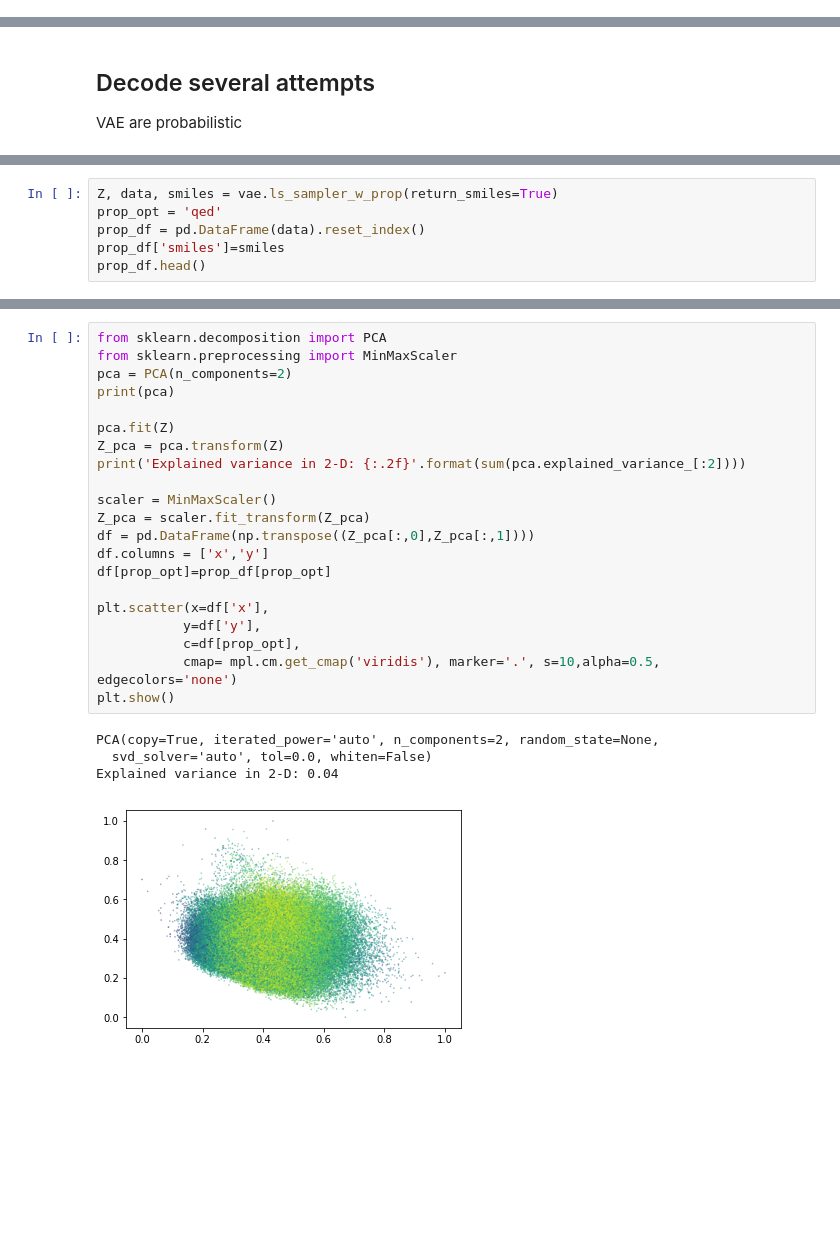
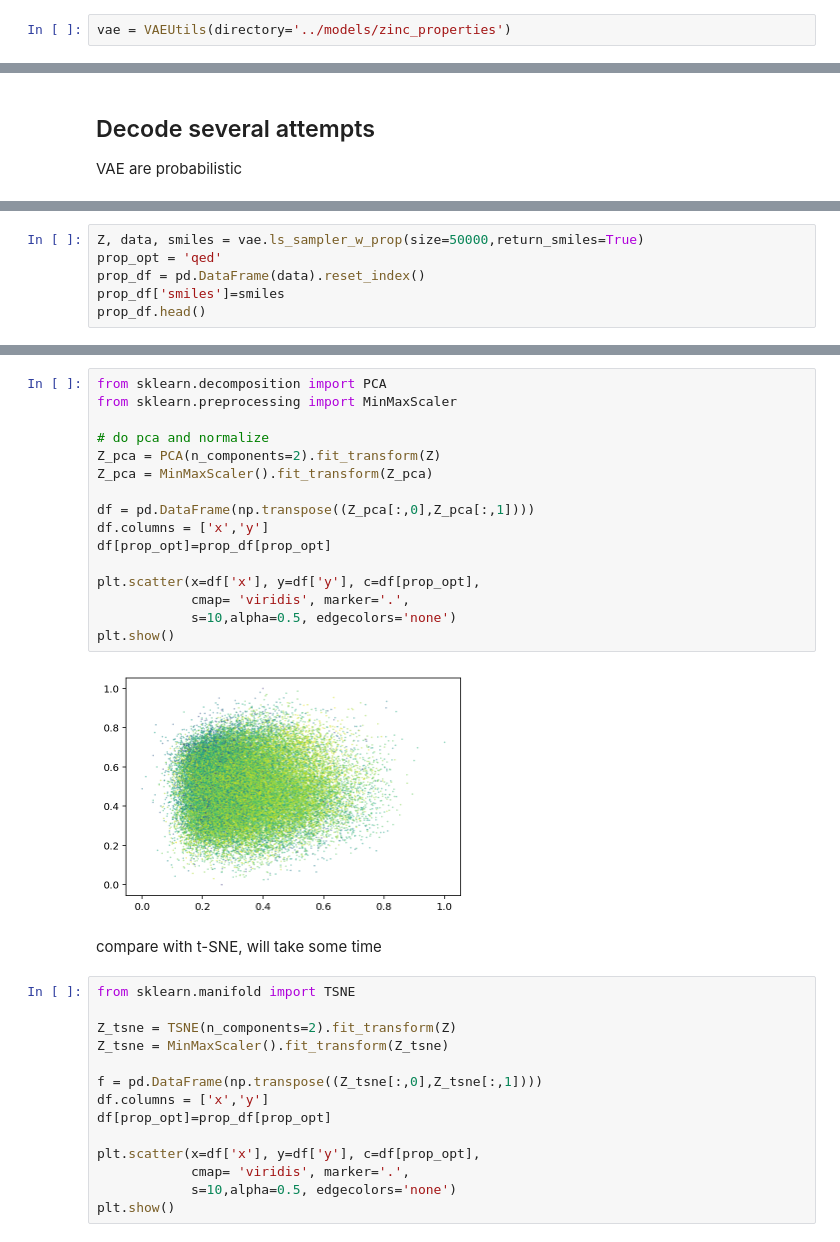
Before and after one commit to aspuru-guzik-group/chemical_vae, a Jupyter notebook: examples/intro_to_chemvae.ipynb, the cells around one changed output, grey strips where cells are left out. Cells and saved outputs as stored; diff of their text form; blank space fills up the shorter version.

```diff
--- a/examples/intro_to_chemvae.ipynb
+++ b/examples/intro_to_chemvae.ipynb
@@ -29,0 +24,2 @@ Standarization: estimating mu and std values ...done!
+# %%
+vae = VAEUtils(directory='../models/zinc_properties')
@@ -104,5 +97,5 @@ VAE are probabilistic
 # %%
-Z, data, smiles = vae.ls_sampler_w_prop(return_smiles=True)
+Z, data, smiles = vae.ls_sampler_w_prop(size=50000,return_smiles=True)
 prop_opt = 'qed'
 prop_df = pd.DataFrame(data).reset_index()
 prop_df['smiles']=smiles
@@ -117,26 +112,34 @@ prop_df.head()
 # %%
 from sklearn.decomposition import PCA
 from sklearn.preprocessing import MinMaxScaler
-pca = PCA(n_components=2)
-print(pca)
 
-pca.fit(Z)
-Z_pca = pca.transform(Z)
-print('Explained variance in 2-D: {:.2f}'.format(sum(pca.explained_variance_[:2])))
+# do pca and normalize
+Z_pca = PCA(n_components=2).fit_transform(Z)
+Z_pca = MinMaxScaler().fit_transform(Z_pca)
 
-scaler = MinMaxScaler()
-Z_pca = scaler.fit_transform(Z_pca)
 df = pd.DataFrame(np.transpose((Z_pca[:,0],Z_pca[:,1])))
 df.columns = ['x','y']
 df[prop_opt]=prop_df[prop_opt]
 
-plt.scatter(x=df['x'],
-           y=df['y'],
-           c=df[prop_opt],
-           cmap= mpl.cm.get_cmap('viridis'), marker='.', s=10,alpha=0.5, edgecolors='none')
+plt.scatter(x=df['x'], y=df['y'], c=df[prop_opt],
+            cmap= 'viridis', marker='.',
+            s=10,alpha=0.5, edgecolors='none')
 plt.show()
 # %% [output]
-PCA(copy=True, iterated_power='auto', n_components=2, random_state=None,
-  svd_solver='auto', tol=0.0, whiten=False)
-Explained variance in 2-D: 0.04
-[figure, old version]
+[figure, new version]
+# %% [markdown]
+compare with t-SNE, will take some time
+# %%
+from sklearn.manifold import TSNE
+
+Z_tsne = TSNE(n_components=2).fit_transform(Z)
+Z_tsne = MinMaxScaler().fit_transform(Z_tsne)
+
+f = pd.DataFrame(np.transpose((Z_tsne[:,0],Z_tsne[:,1])))
+df.columns = ['x','y']
+df[prop_opt]=prop_df[prop_opt]
+
+plt.scatter(x=df['x'], y=df['y'], c=df[prop_opt],
+            cmap= 'viridis', marker='.',
+            s=10,alpha=0.5, edgecolors='none')
+plt.show()
```
Also changed, not shown: parts of 9 cells of this notebook.
